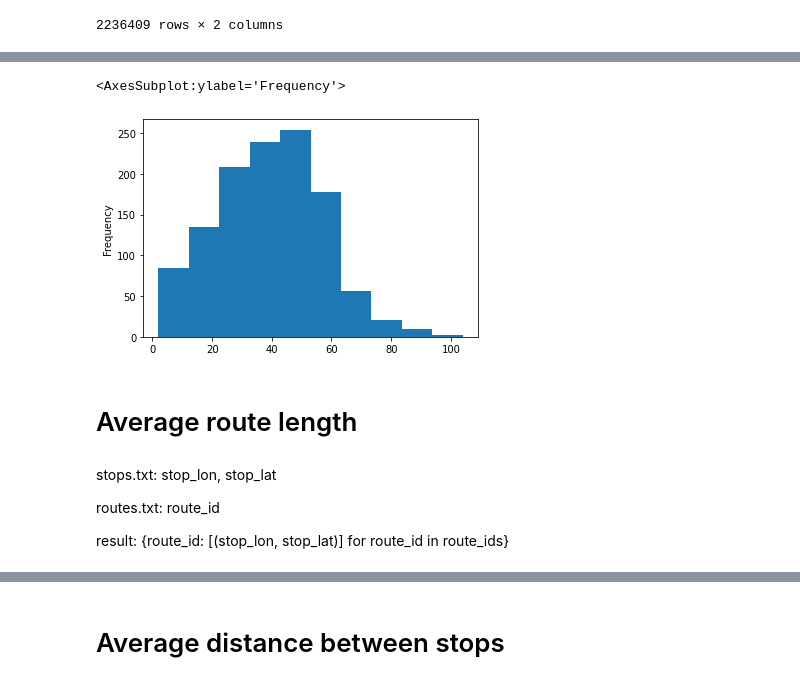
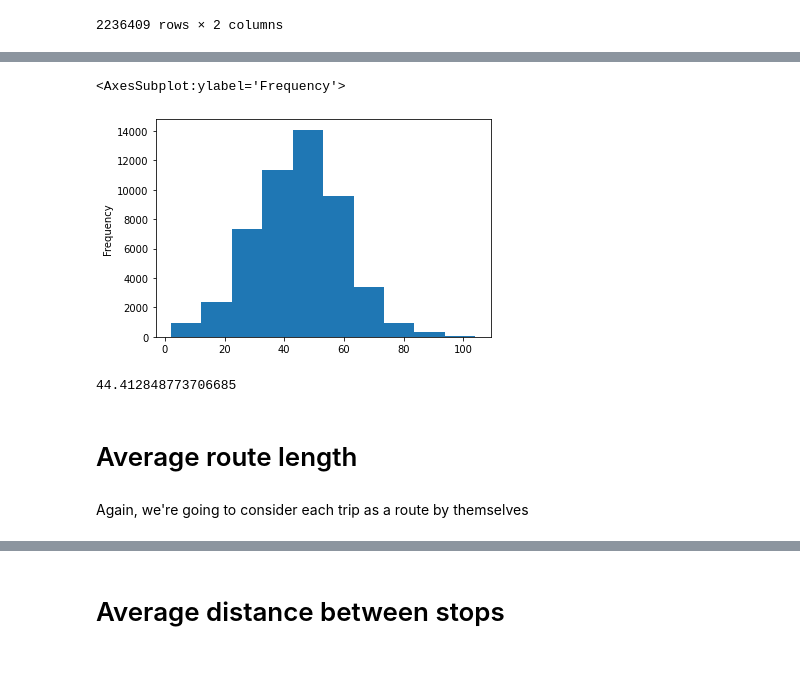
Before and after one commit to akazukin5151/comparative-accessibility, a Jupyter notebook: delhi.ipynb, the cells around one changed output, grey strips where cells are left out. Saved outputs shown, nothing was run; the diff lists cells and outputs as text; code cells hidden in the pictures.

```diff
--- a/delhi.ipynb
+++ b/delhi.ipynb
@@ -174,0 +58,3 @@ num_stops_for_every_route.mean()
+# %%
+num_stops_in_every_trip = trip_to_stop_id.groupby('trip_id').stop_id.count()
+num_stops_in_every_trip
@@ -175,16 +75,16 @@ num_stops_for_every_route.mean()
 # %%
-num_stops_for_every_route.plot.hist()
+num_stops_in_every_trip.plot.hist()
 # %% [output]
 <AxesSubplot:ylabel='Frequency'>
-[figure, old version]
+[figure, new version]
+# %%
+num_stops_in_every_trip.mean()
+# %% [output]
+44.412848773706685
 # %% [markdown]
 # Average route length
-# %% [markdown]
-stops.txt: stop_lon, stop_lat
-
-routes.txt: route_id
-
-result: {route_id: [(stop_lon, stop_lat)] for route_id in route_ids}
+# %% [markdown]
+Again, we're going to consider each trip as a route by themselves
 # %%
 # wgs84 is in degrees, pseudo mercator is in meters
 wgs84 = pyproj.CRS('EPSG:4326')
```
Also changed, not shown: parts of 43 cells of this notebook, 1 other file.
